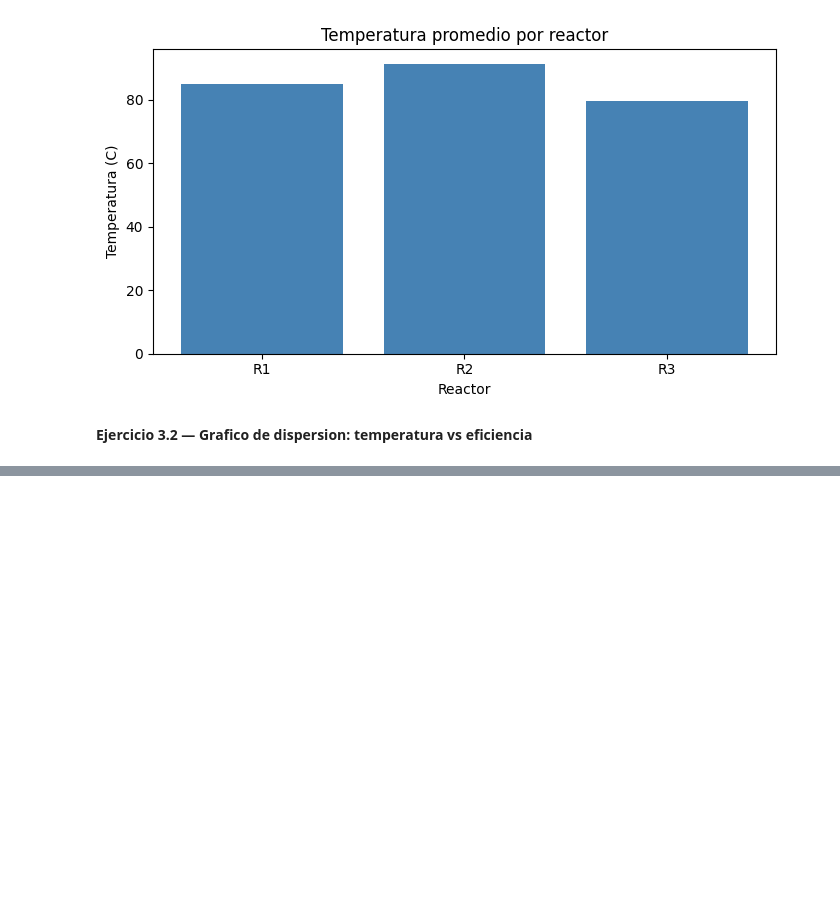
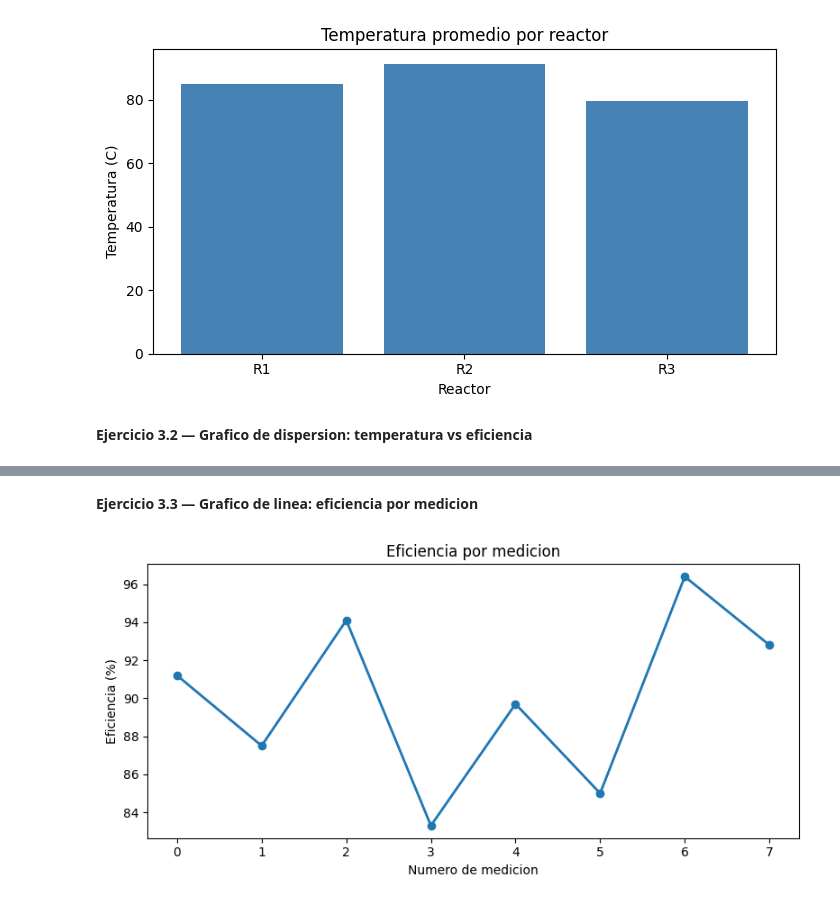
Before and after one commit to josecraft5/Taller-9-Jose-Quintana-00343500, a Jupyter notebook: Taller9.ipynb, the cells around one changed output, grey strips where cells are left out. Drawn from its saved outputs; the diff is of its cells as text; code cells hidden in the pictures; blank space fills up the shorter version.

```diff
--- a/Taller9.ipynb
+++ b/Taller9.ipynb
@@ -163,0 +216,15 @@ plt.show()
+# %% [markdown]
+**Ejercicio 3.3 — Grafico de linea: eficiencia por medicion**
+# %%
+plt.figure(figsize=(8, 4))
+
+plt.plot(df.index, df['eficiencia'], marker='o', linewidth=2)
+
+plt.title('Eficiencia por medicion')
+plt.xlabel('Numero de medicion')
+plt.ylabel('Eficiencia (%)')
+
+plt.tight_layout()
+plt.show()
+# %% [output]
+[figure, added]
```
Also changed, not shown: parts of 7 cells of this notebook, 1 other file.
